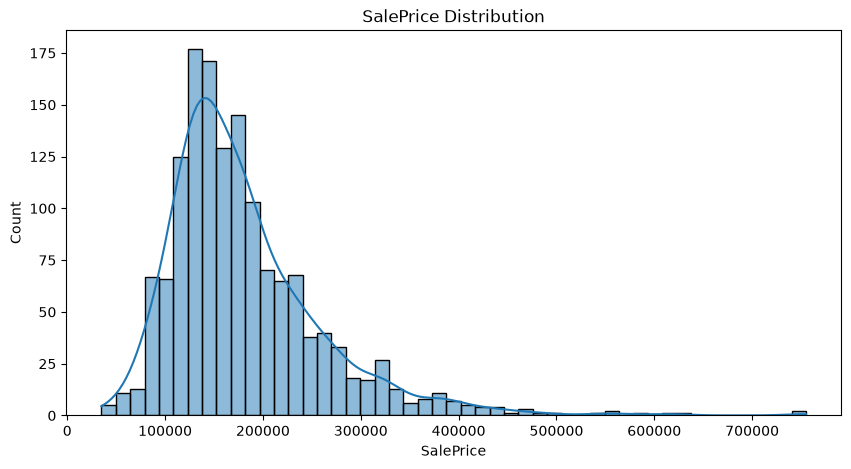
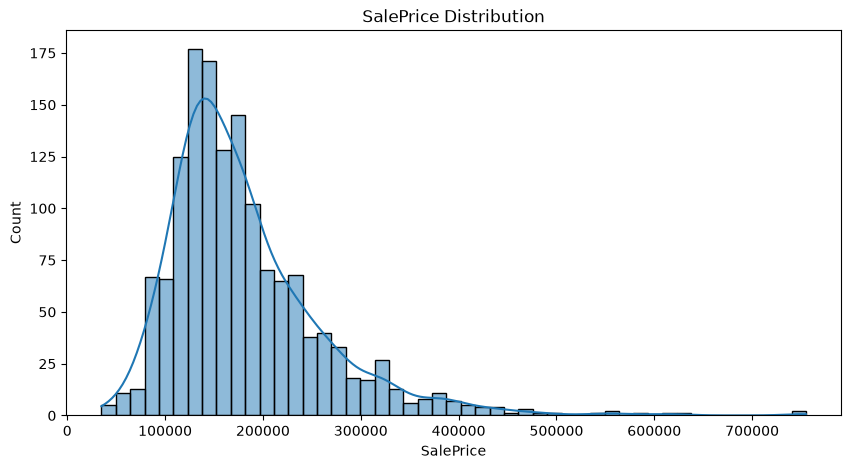
Code edit (unified diff) that turned the first committed figure into the second:
--- before
+++ after
@@ -3,4 +3,5 @@
 sns.histplot(train['SalePrice'],kde=True)
 plt.title('SalePrice Distribution')
+plt.savefig('../reports/figures/saleprice_distribution.png', dpi=150, bbox_inches='tight')
 plt.show()
 

Commit: new commit\